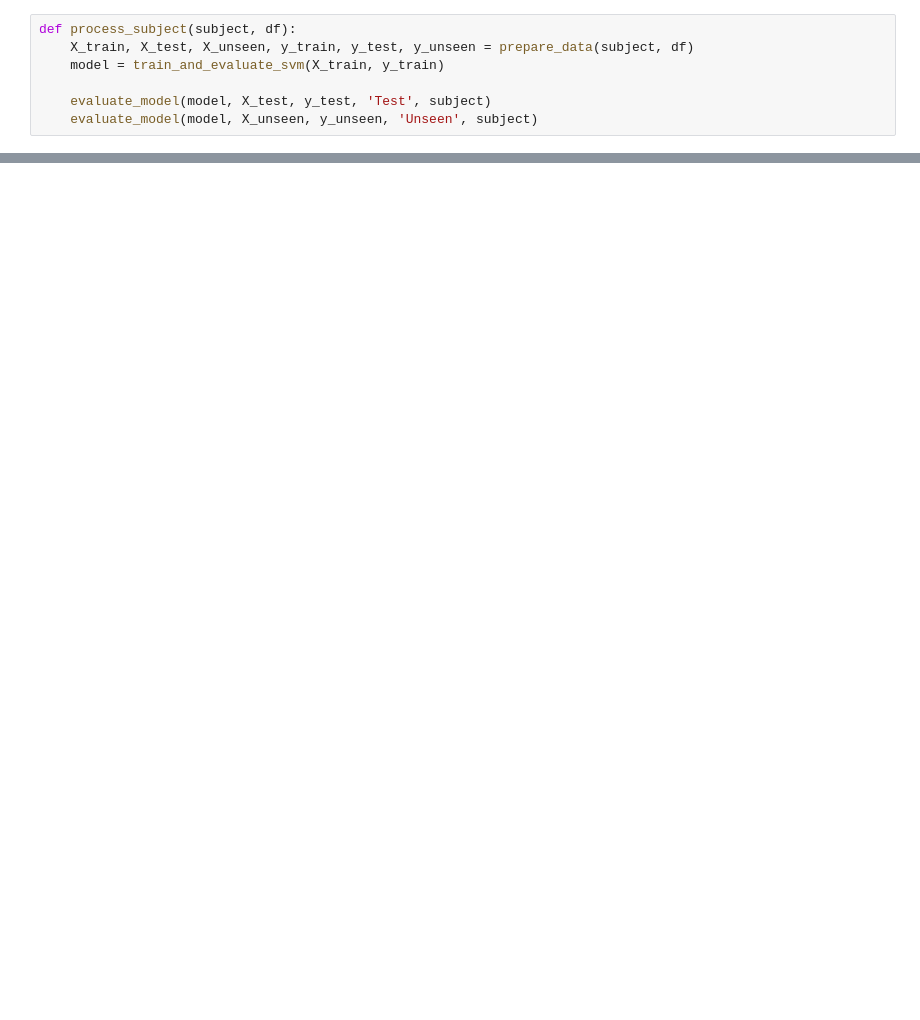
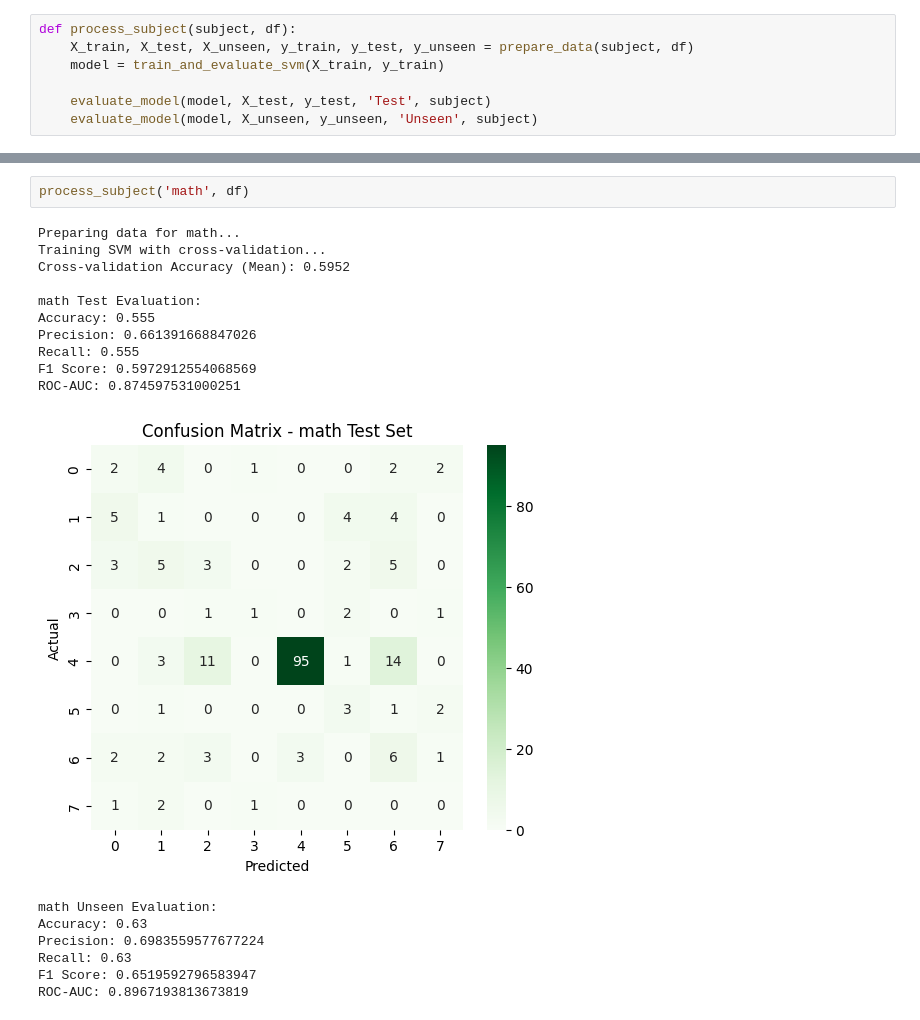
Before and after one commit to VladTemp27/student-classification-model, a Jupyter notebook: SVM.ipynb, the cells around one changed output, grey strips where cells are left out. Cells and saved outputs as stored; diff of their text form; blank space fills up the shorter version.

Commit message:
+ Refactored the code to remove the classification report and spli the evaluation of the data per each subject

```diff
--- a/SVM.ipynb
+++ b/SVM.ipynb
@@ -208,0 +96,20 @@ ROC-AUC: 0.9540632534419345
+# %%
+process_subject('math', df)
+# %% [output]
+Preparing data for math...
+Training SVM with cross-validation...
+Cross-validation Accuracy (Mean): 0.5952
+
+math Test Evaluation:
+Accuracy: 0.555
+Precision: 0.661391668847026
+Recall: 0.555
+F1 Score: 0.5972912554068569
+ROC-AUC: 0.874597531000251
+[figure, added]
+math Unseen Evaluation:
+Accuracy: 0.63
+Precision: 0.6983559577677224
+Recall: 0.63
+F1 Score: 0.6519592796583947
+ROC-AUC: 0.8967193813673819
```
Also changed, not shown: parts of 7 cells of this notebook.
